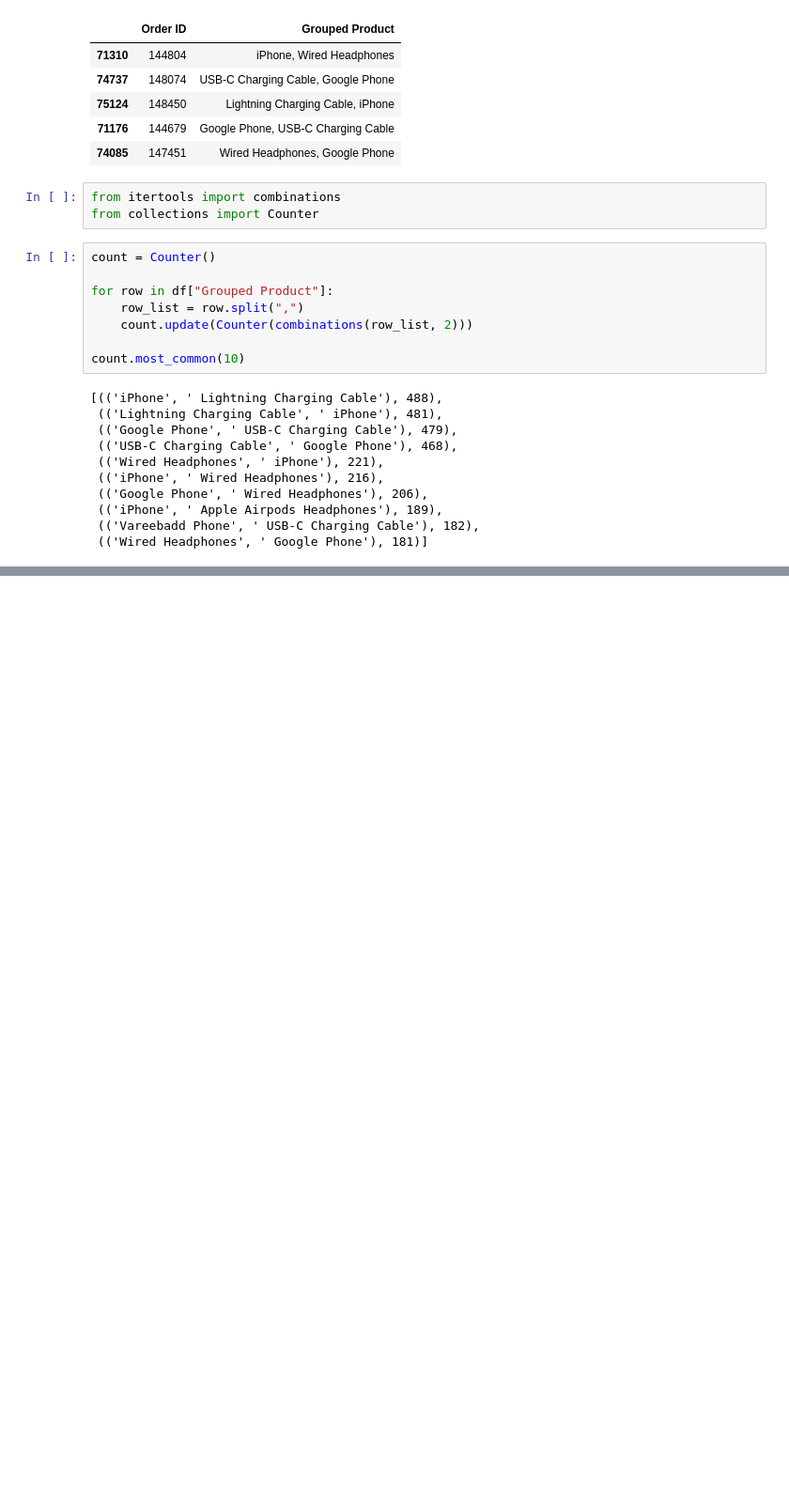
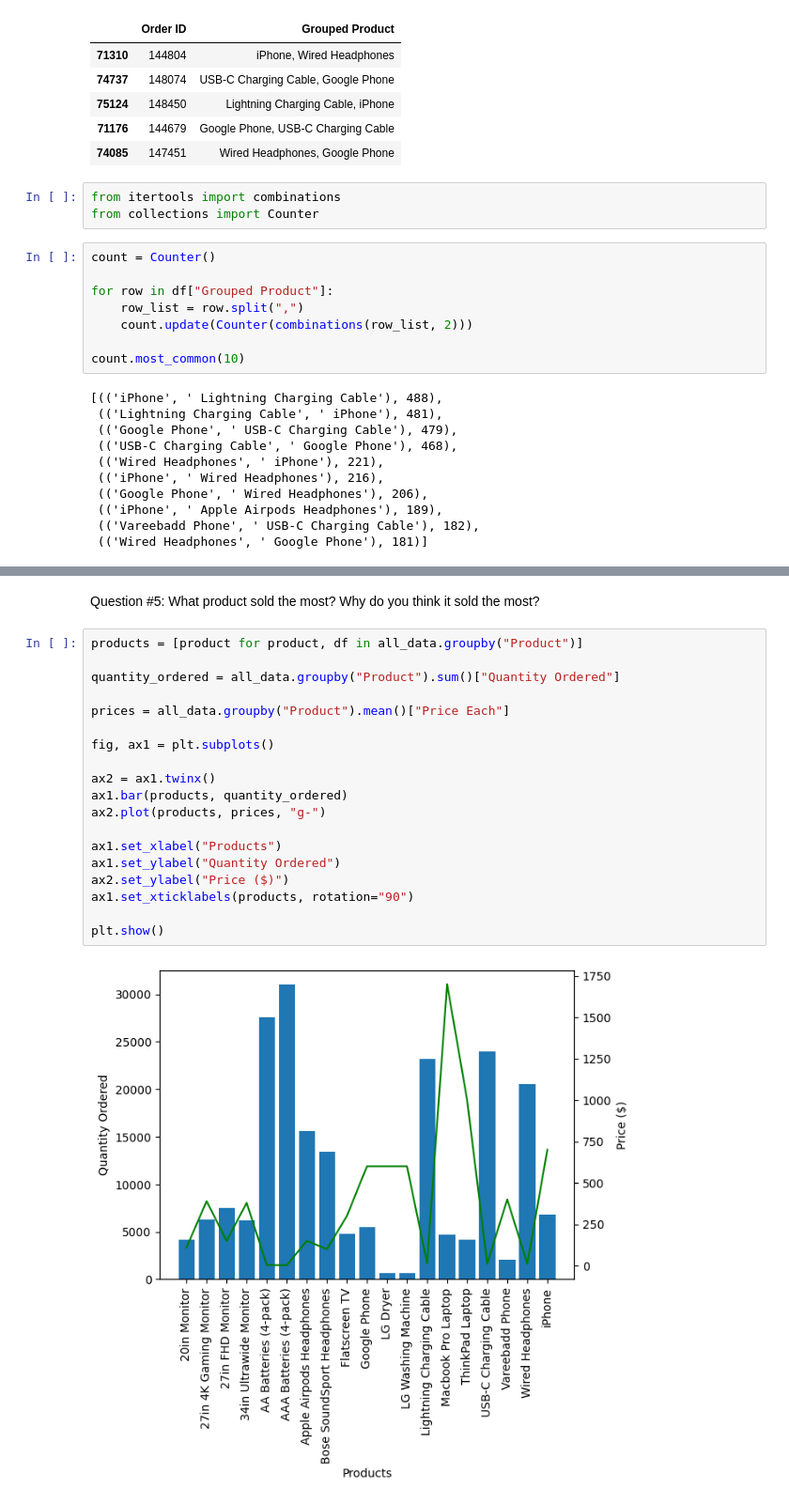
Before and after one commit to freya-colle/python_datascience_project, a Jupyter notebook: project1_sales_analysis/pro1.ipynb, the cells around one changed output, grey strips where cells are left out. Shown at 94% size. Saved outputs shown, nothing was run; the diff lists cells and outputs as text; blank space fills up the shorter version.

```diff
--- a/project1_sales_analysis/pro1.ipynb
+++ b/project1_sales_analysis/pro1.ipynb
@@ -247,0 +272,23 @@ count.most_common(10)
+# %% [markdown]
+Question #5: What product sold the most? Why do you think it sold the most?
+# %%
+products = [product for product, df in all_data.groupby("Product")]
+
+quantity_ordered = all_data.groupby("Product").sum()["Quantity Ordered"]
+
+prices = all_data.groupby("Product").mean()["Price Each"]
+
+fig, ax1 = plt.subplots()
+
+ax2 = ax1.twinx()
+ax1.bar(products, quantity_ordered)
+ax2.plot(products, prices, "g-")
+
+ax1.set_xlabel("Products")
+ax1.set_ylabel("Quantity Ordered")
+ax2.set_ylabel("Price ($)")
+ax1.set_xticklabels(products, rotation="90")
+
+plt.show()
+# %% [output]
+[figure, added]
```
Also changed, not shown: parts of 1 cell of this notebook, 2 other files.
